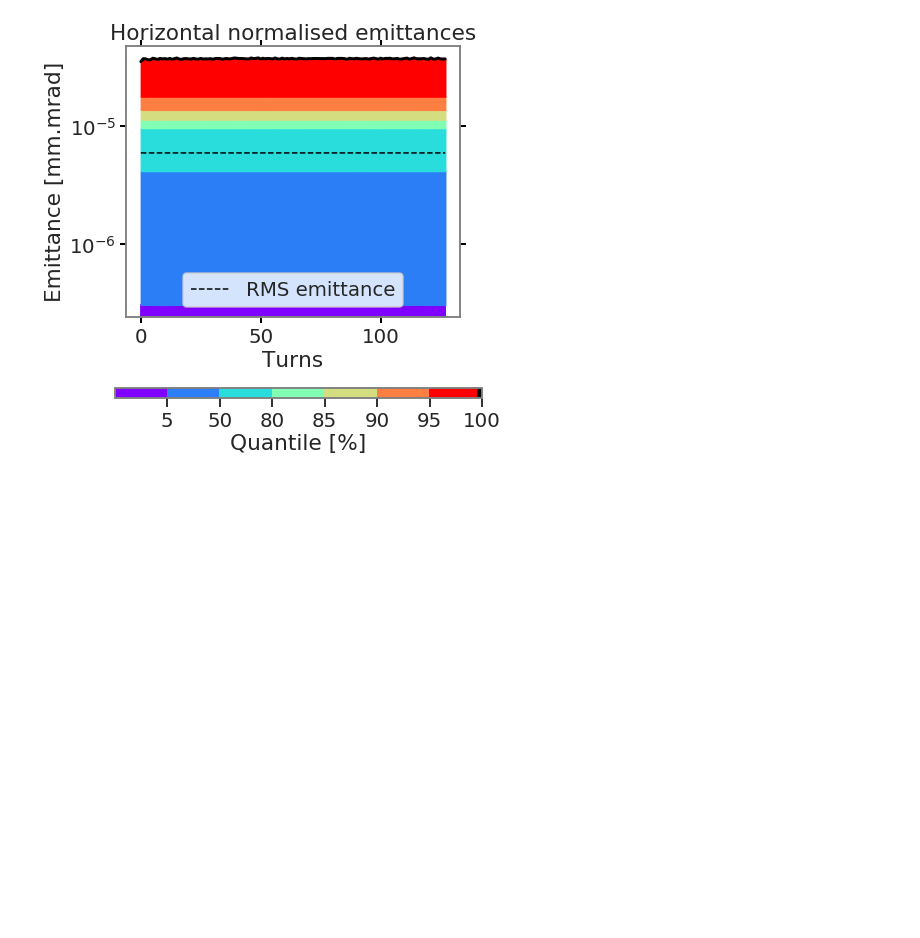
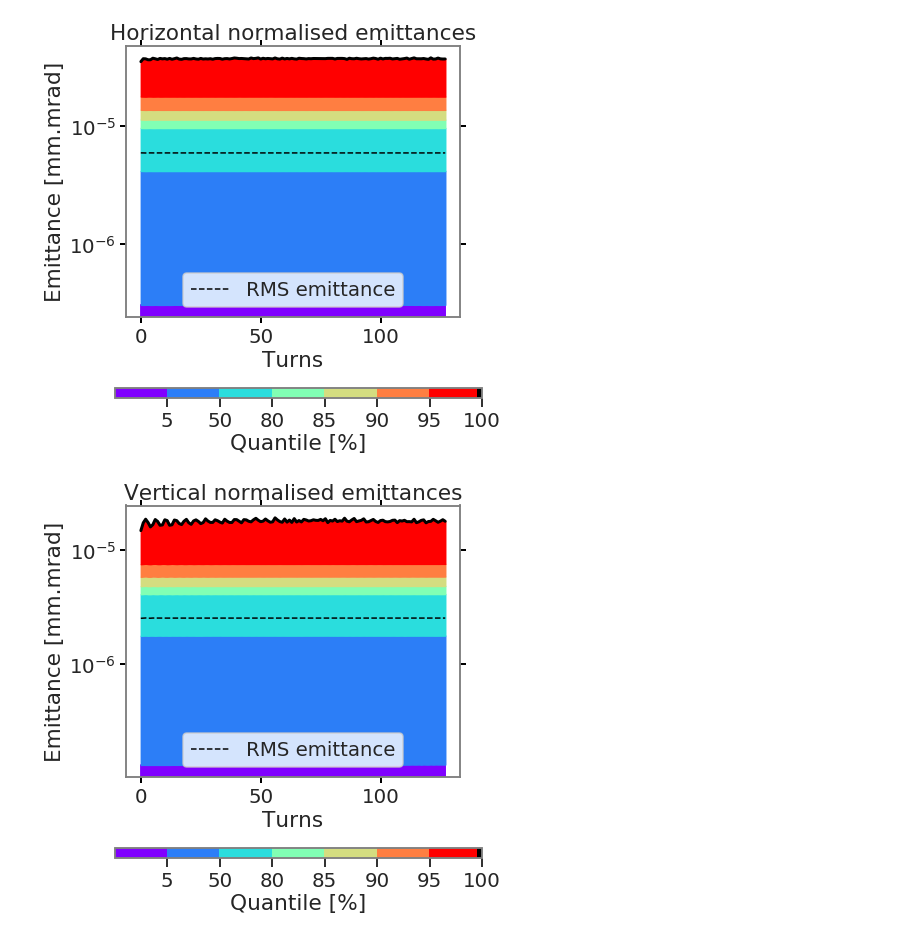
Before and after one commit to aoeftiger/sixtracklib_pyht_playground, a Jupyter notebook: sis100/2019-08-21--tune-footprint-with-PIC-SC/SIS100_with_PIC_SC.ipynb, the cells around one changed output. Saved outputs shown, nothing was run; the diff lists cells and outputs as text; code cells hidden in the pictures; blank space fills up the shorter version.

```diff
--- a/sis100/2019-08-21--tune-footprint-with-PIC-SC/SIS100_with_PIC_SC.ipynb
+++ b/sis100/2019-08-21--tune-footprint-with-PIC-SC/SIS100_with_PIC_SC.ipynb
@@ -787,3 +787,51 @@ ax2.axvline(1, color='black', lw=10)
 plt.savefig('SIS100_with_PIC_SC_epsn_quantiles_x.png', dpi=150, bbox_inches='tight')
 # %% [output]
 [figure]
+# %%
+J_chosen_ids = [0, 9, 15, 16, 17, 18, 19]
+
+NUM_COLORS = len(J_chosen_ids)
+cm = plt.get_cmap('rainbow')
+
+i_cgen = [cm(1.*i/float(NUM_COLORS - 1)) for i in range(NUM_COLORS)]
+
+plt.figure(figsize=(6, 5))
+
+last_J_idx = J_chosen_ids[0]
+plt.fill_between(np.arange(len(rec_epsn_q_y)),
+                 0,
+                 rec_epsn_q_y[:, last_J_idx],
+                 color=i_cgen[0])
+
+for J_idx, col in zip(J_chosen_ids[1:], i_cgen[1:]):
+    plt.fill_between(np.arange(len(rec_epsn_q_y)),
+                     rec_epsn_q_y[:, last_J_idx],
+                     rec_epsn_q_y[:, J_idx],
+                     color=col)
+    last_J_idx = J_idx
+
+plt.plot(rec_epsn_q_y[:, last_J_idx], color='black')
+
+plt.plot(rec_epsn_y, color='black', ls='--', lw=1.5, label='RMS emittance')
+plt.legend(loc=8)
+
+plt.yscale('log')
+plt.gca().tick_params(direction='out', length=6, width=2, color='black', reset=True, grid_linestyle='none')
+
+plt.xlabel('Turns')
+plt.ylabel('Emittance [mm.mrad]')
+plt.title('Vertical normalised emittances')
+
+cmap = cm.from_list('Custom cmap', i_cgen, NUM_COLORS)
+bounds = np.concatenate(([0], J_quantiles[J_chosen_ids]*100))
+norm = mpl.colors.BoundaryNorm(bounds, NUM_COLORS)
+
+ax2 = plt.gcf().add_axes([0.1, -0.1, 0.85, 0.03])
+cb = mpl.colorbar.ColorbarBase(ax2, cmap=cmap, norm=norm, #spacing='proportional',
+                               boundaries=bounds,
+                               ticks=J_quantiles[J_chosen_ids]*100, orientation='horizontal')
+cb.set_label('Quantile [%]')
+ax2.axvline(1, color='black', lw=10)
+plt.savefig('SIS100_with_PIC_SC_epsn_quantiles_y.png', dpi=150, bbox_inches='tight')
+# %% [output]
+[figure, added]
```
Also changed, not shown: 1 other file.
